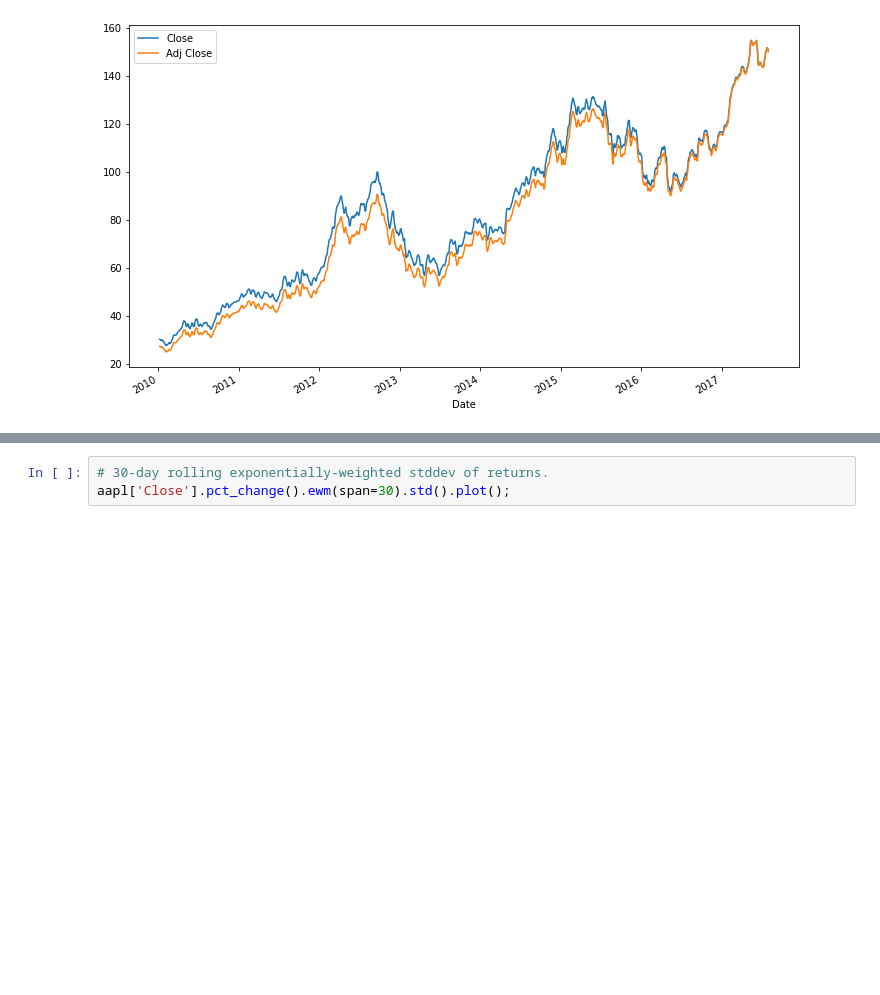
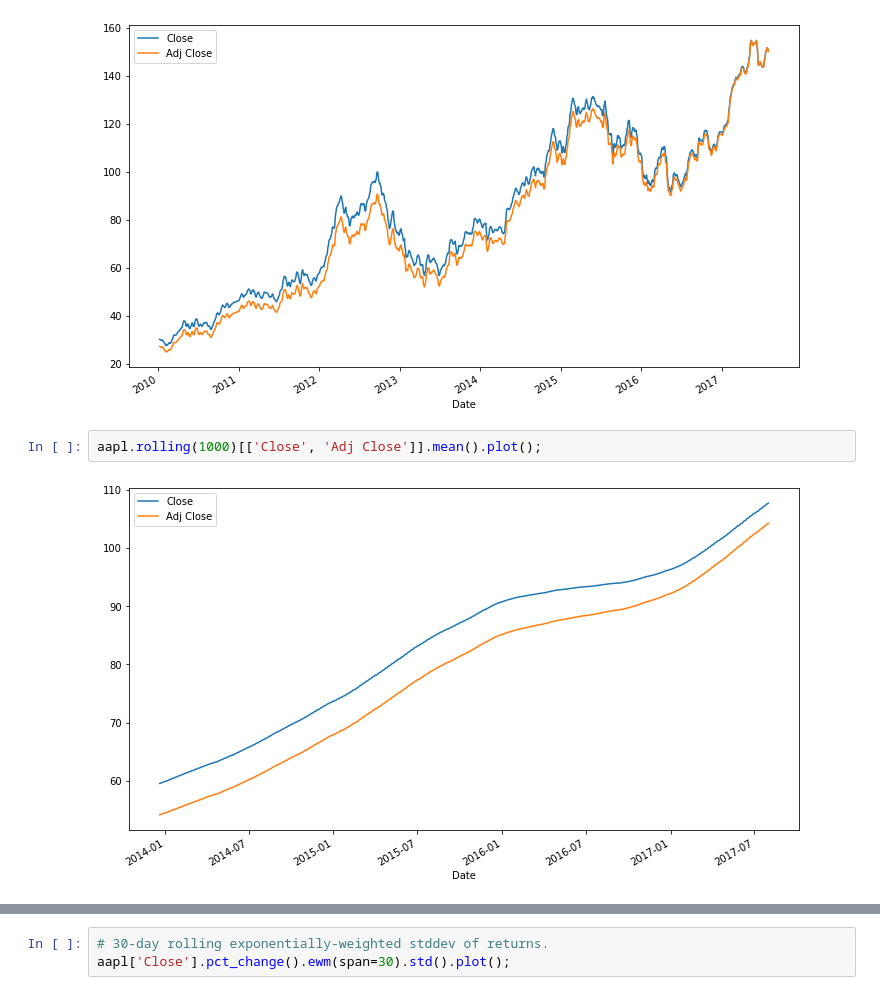
Before and after one commit to Adrian-ACI/MetNumUN2021II, a Jupyter notebook: Lab2/aacanacuani_ScottsSanderson.ipynb, the cells around one changed output, grey strips where cells are left out. Saved outputs shown, nothing was run; the diff lists cells and outputs as text; blank space fills up the shorter version.

```diff
--- a/Lab2/aacanacuani_ScottsSanderson.ipynb
+++ b/Lab2/aacanacuani_ScottsSanderson.ipynb
@@ -1287,6 +1374,10 @@ aapl.loc[pd.Timestamp('2010-02-01'):pd.Timestamp('2010-02-04'), ['Close', 'Volum
 aapl.rolling(5)[['Close', 'Adj Close']].mean().plot();
 # %% [output]
 [figure]
+# %%
+aapl.rolling(1000)[['Close', 'Adj Close']].mean().plot();
+# %% [output]
+[figure, added]
 # %%
 # Drop `Volume`, since it's way bigger than everything else.
 aapl.drop('Volume', axis=1).resample('2W').max().plot();
```
Also changed, not shown: parts of 27 cells of this notebook.
